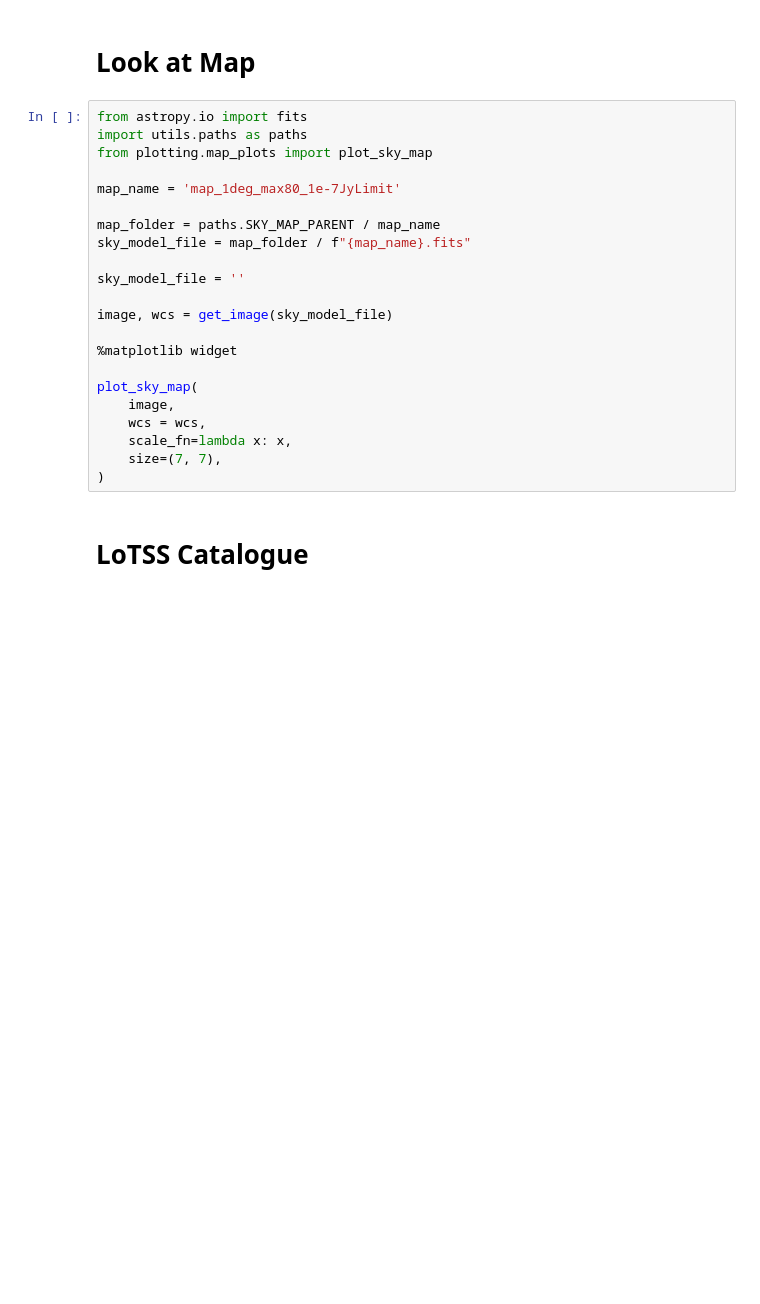
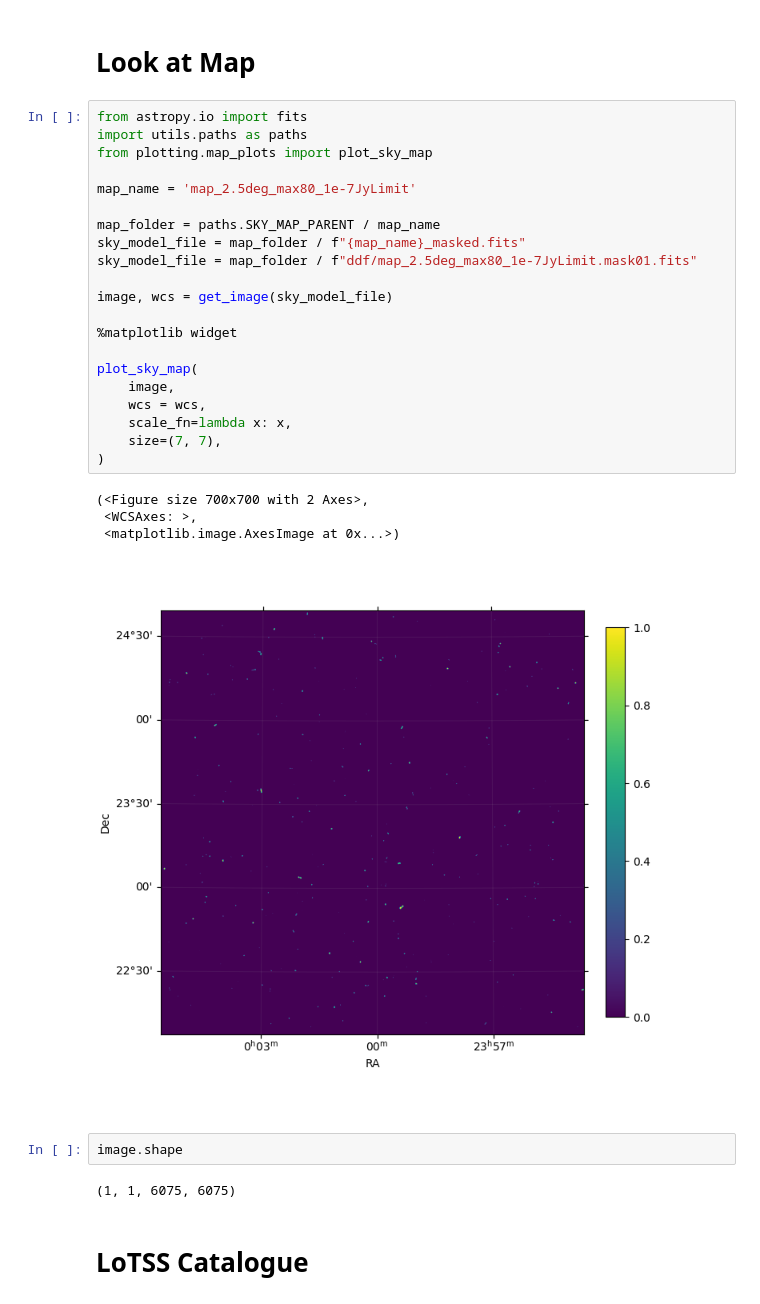
Before and after one commit to tmartinezML/LOFAR-Diffusion, a Jupyter notebook: src/notebooks/sky_maps.ipynb, the cells around one changed output. Cells and saved outputs as stored; diff of their text form; blank space fills up the shorter version.

```diff
--- a/src/notebooks/sky_maps.ipynb
+++ b/src/notebooks/sky_maps.ipynb
@@ -26,25 +28,33 @@ def get_image(file, get_wcs=True):
 # %%
 from astropy.io import fits
 import utils.paths as paths
 from plotting.map_plots import plot_sky_map
 
-map_name = 'map_1deg_max80_1e-7JyLimit'
+map_name = 'map_2.5deg_max80_1e-7JyLimit'
 
 map_folder = paths.SKY_MAP_PARENT / map_name
-sky_model_file = map_folder / f"{map_name}.fits"
-
-sky_model_file = ''
+sky_model_file = map_folder / f"{map_name}_masked.fits"
+sky_model_file = map_folder / f"ddf/map_2.5deg_max80_1e-7JyLimit.mask01.fits"
 
 image, wcs = get_image(sky_model_file)
 
 %matplotlib widget
 
 plot_sky_map(
     image,
     wcs = wcs,
     scale_fn=lambda x: x,
     size=(7, 7),
 )
+# %% [output]
+(<Figure size 700x700 with 2 Axes>,
+ <WCSAxes: >,
+ <matplotlib.image.AxesImage at 0x...>)
+[figure, added]
+# %%
+image.shape
+# %% [output]
+(1, 1, 6075, 6075)
 # %% [markdown]
 # LoTSS Catalogue
 # %%
```
Also changed, not shown: parts of 64 cells of this notebook, 15 other files.
